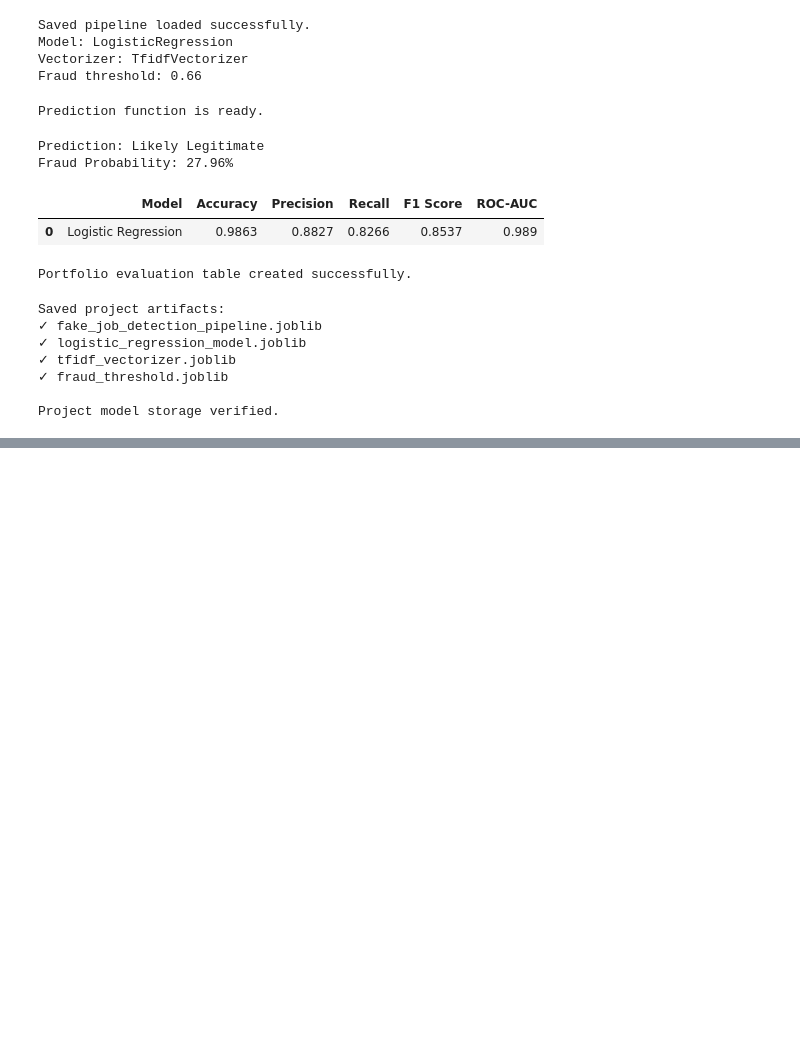
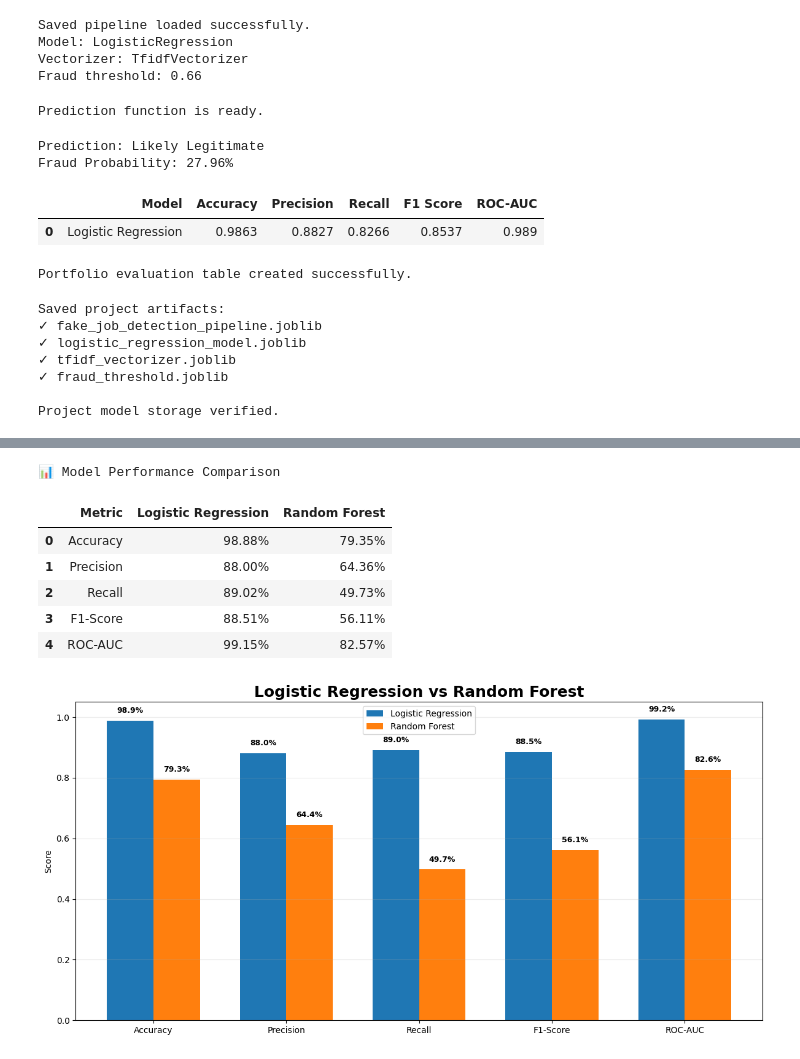
Before and after one commit to Harini-Sri-Vedha-Alvar/Fake-Job-Post-Prediction-ML-Project-, a Jupyter notebook: FAKE_JOB_POST_DETECTION.ipynb, the cells around one changed output, grey strips where cells are left out. Saved outputs shown, nothing was run; the diff lists cells and outputs as text; code cells hidden in the pictures; blank space fills up the shorter version.

```diff
--- a/FAKE_JOB_POST_DETECTION.ipynb
+++ b/FAKE_JOB_POST_DETECTION.ipynb
@@ -1510,0 +1994,70 @@ Project model storage verified.
+# %%
+#  FINAL MODEL COMPARISON — Logistic Regression vs Random Forest
+
+import pandas as pd
+import matplotlib.pyplot as plt
+import numpy as np
+
+results = pd.DataFrame({
+    "Metric": ["Accuracy", "Precision", "Recall", "F1-Score", "ROC-AUC"],
+    "Logistic Regression": [0.9888, 0.8800, 0.8902, 0.8851, 0.9915],
+    "Random Forest": [0.793471, 0.643599, 0.497326, 0.561086, 0.825652]
+})
+display(
+    results.style
+    .format({
+        "Logistic Regression": "{:.2%}",
+        "Random Forest": "{:.2%}"
+    })
+    .set_caption("📊 Model Performance Comparison")
+)
+x = np.arange(len(results["Metric"]))
+width = 0.35
+
+fig, ax = plt.subplots(figsize=(12, 6))
+
+bars1 = ax.bar(
+    x - width/2,
+    results["Logistic Regression"],
+    width,
+    label="Logistic Regression"
+)
+
+bars2 = ax.bar(
+    x + width/2,
+    results["Random Forest"],
+    width,
+    label="Random Forest"
+)
+
+ax.set_title("Logistic Regression vs Random Forest", fontsize=18, fontweight="bold")
+ax.set_ylabel("Score")
+ax.set_xticks(x)
+ax.set_xticklabels(results["Metric"])
+ax.set_ylim(0, 1.05)
+ax.legend()
+ax.grid(axis="y", alpha=0.25)
+for bars in [bars1, bars2]:
+    for bar in bars:
+        height = bar.get_height()
+        ax.text(
+            bar.get_x() + bar.get_width()/2,
+            height + 0.02,
+            f"{height:.1%}",
+            ha="center",
+            va="bottom",
+            fontsize=9,
+            fontweight="bold"
+        )
+
+plt.tight_layout()
+plt.show()
+# %% [output]
+📊 Model Performance Comparison
+|  | Metric | Logistic Regression | Random Forest |
+| 0 | Accuracy | 98.88% | 79.35% |
+| 1 | Precision | 88.00% | 64.36% |
+| 2 | Recall | 89.02% | 49.73% |
+| 3 | F1-Score | 88.51% | 56.11% |
+| 4 | ROC-AUC | 99.15% | 82.57% |
+[figure, added]
```
Also changed, not shown: parts of 18 cells of this notebook.
